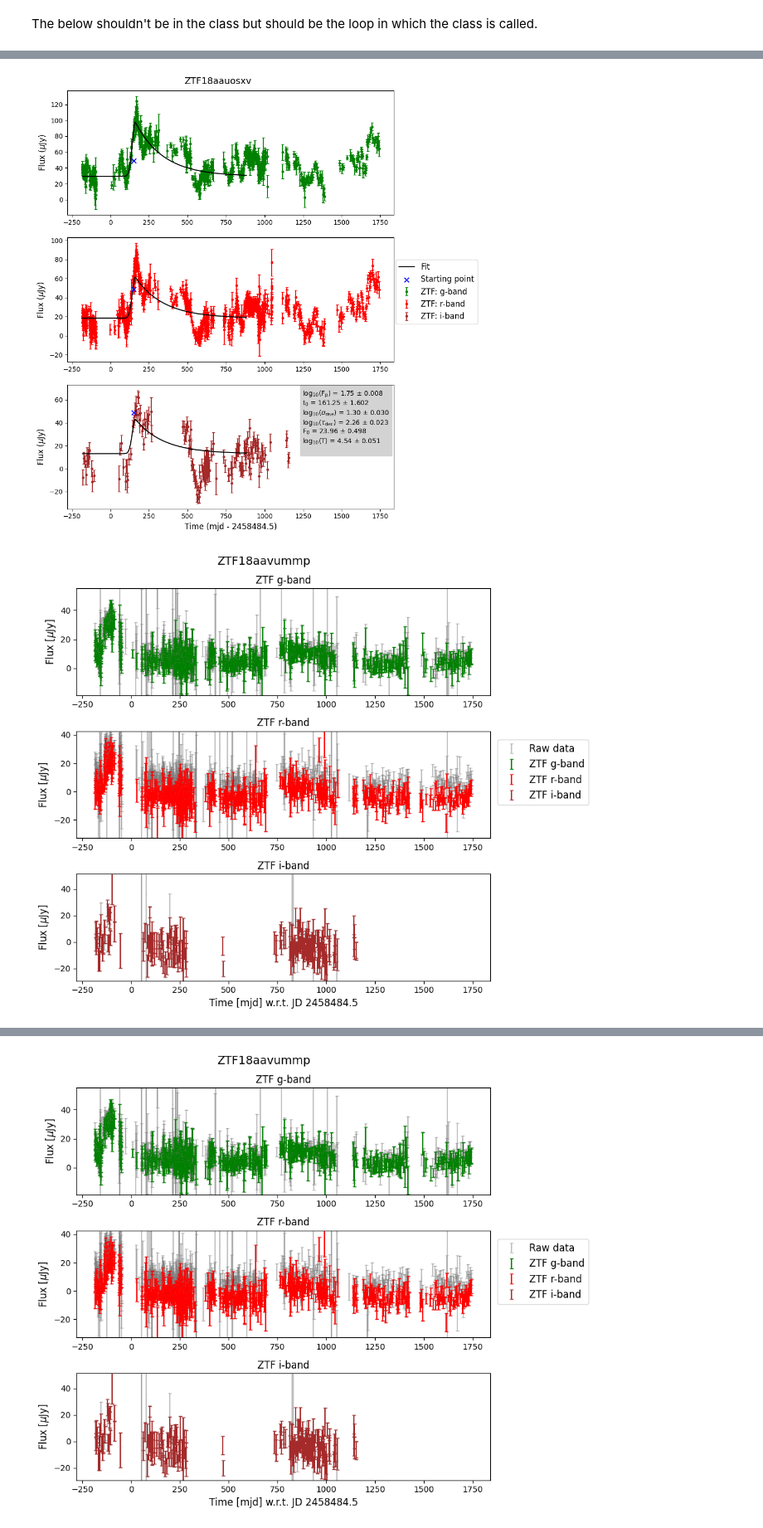
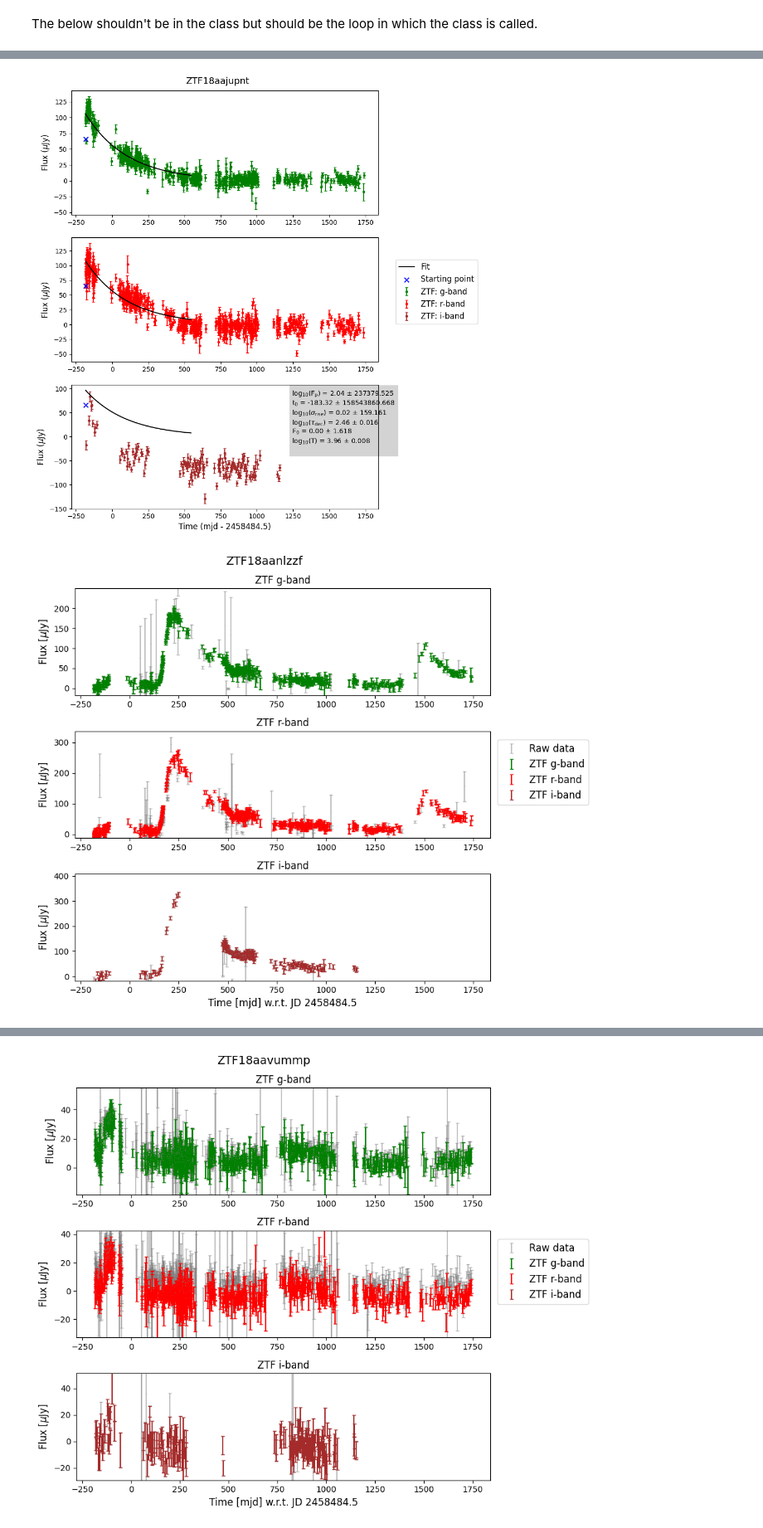
Before and after one commit to TimvdVuurst/FRP_TimvdVuurst, a Jupyter notebook: class_test.ipynb, the cells around one changed output, grey strips where cells are left out. Shown at 83% size. Drawn from its saved outputs; the diff is of its cells as text; code cells hidden in the pictures.

```diff
--- a/class_test.ipynb
+++ b/class_test.ipynb
@@ -264,7 +264,7 @@ class ZTF_forced_phot:
 for i,ztf_name in enumerate(os.listdir(sjoertpath)):
     if i > 6:
         break
-    if 'ZTF' in ztf_name and i > 3:
+    if 'ZTF' in ztf_name:
         ztf = ZTF_forced_phot(ztf_name)
         ztf.plot_clean_unclean_data()
         ztf.fit()
@@ -273,2 +273,2 @@ for i,ztf_name in enumerate(os.listdir(sjoertpath)):
-[figure, old version]
+[figure, new version]
-[figure, old version]
+[figure, new version]
```
Also changed, not shown: parts of 1 cell of this notebook.
